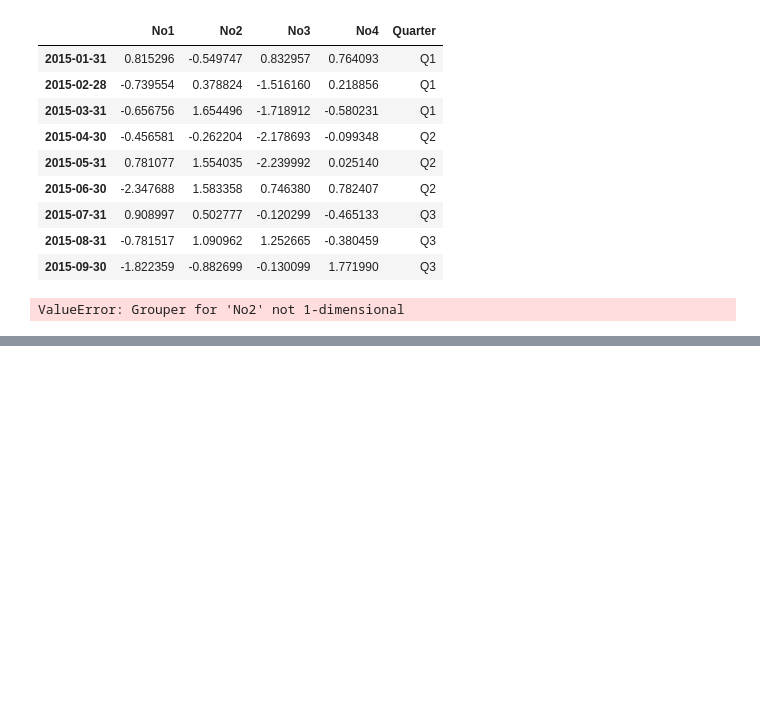
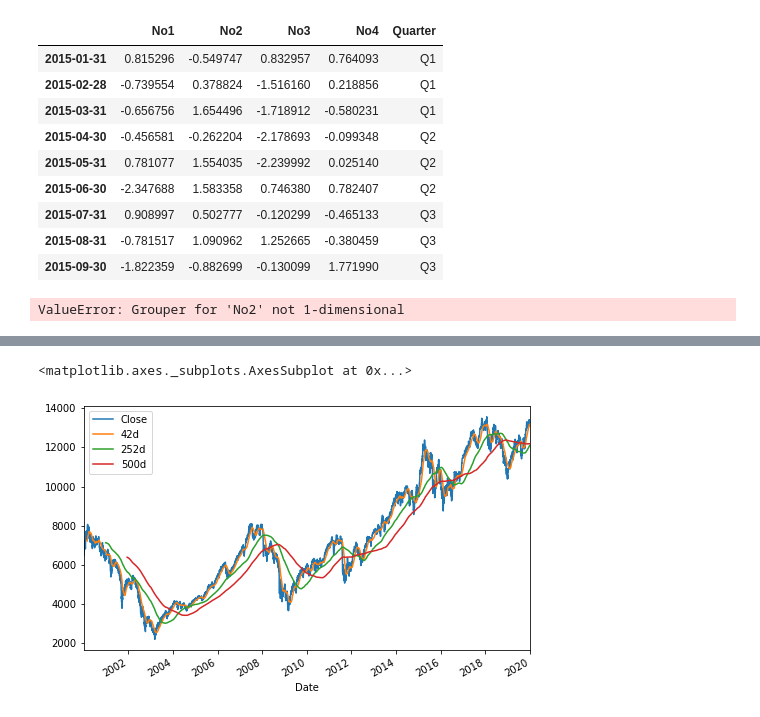
Before and after one commit to leehunkyu00/Books, a Jupyter notebook: pythonforfinance/ch6/finance_time_series.ipynb, the cells around one changed output, grey strips where cells are left out. Drawn from its saved outputs; the diff is of its cells as text; code cells hidden in the pictures; blank space fills up the shorter version.

```diff
--- a/pythonforfinance/ch6/finance_time_series.ipynb
+++ b/pythonforfinance/ch6/finance_time_series.ipynb
@@ -436,0 +514,11 @@ ValueError: Grouper for 'No2' not 1-dimensional
+# %%
+# 옵션 트레이더가 좋아하는 변동성보단
+# 주식 트레이더가 좋아하는 이동평균선(추세선)을 구하는 방법은 아래와 같다.
+
+# DAX['42d'] = pd.rolling_mean(DAX['Close'], window=42)
+# DAX['252d'] = pd.rolling_mean(DAX['Close'], window=252)
+
+DAX['42d'] = DAX['Close'].rolling(42).mean()
+DAX['252d'] = DAX['Close'].rolling(252).mean()
+DAX['500d'] = DAX['Close'].rolling(500).mean()
+DAX[['Close', '42d', '252d', '500d']].tail()
@@ -436,0 +533,5 @@ ValueError: Grouper for 'No2' not 1-dimensional
+# %%
+DAX[['Close', '42d', '252d', '500d']].plot(figsize=(8, 5))
+# %% [output]
+<matplotlib.axes._subplots.AxesSubplot at 0x...>
+[figure, added]
```
Also changed, not shown: parts of 50 cells of this notebook, 3 other files.
